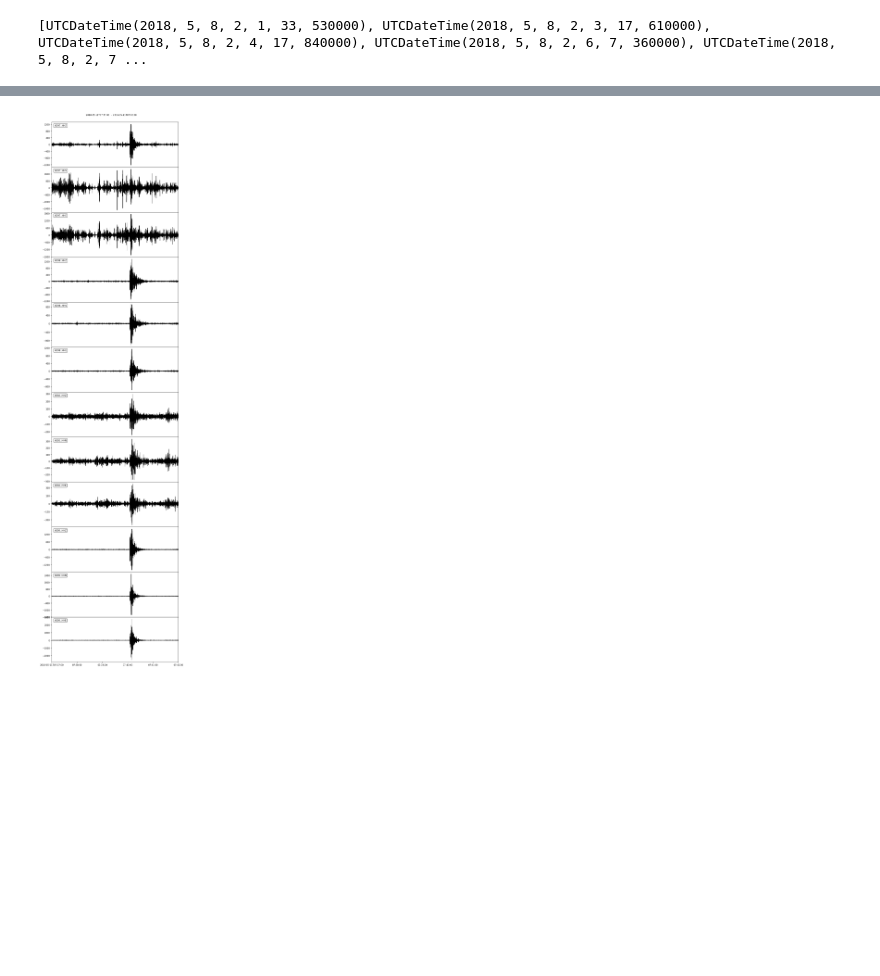
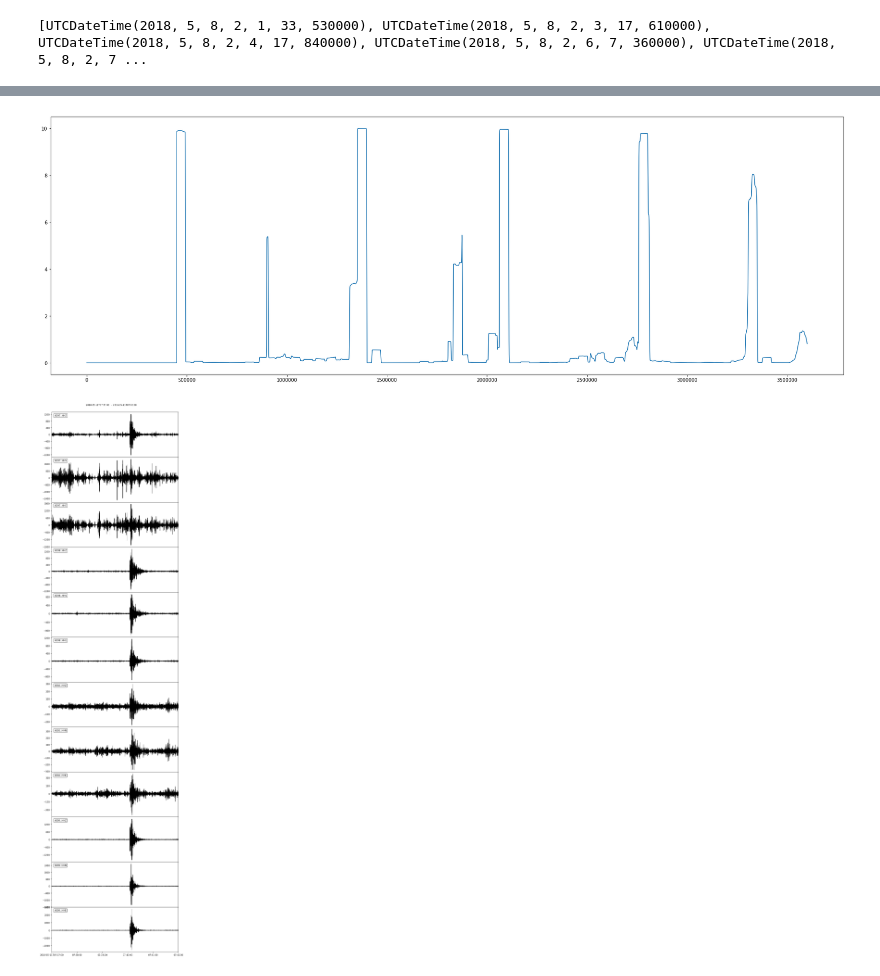
Before and after one commit to asergeev95/obspy_data_processing, a Jupyter notebook: OBSPY/CompressedTriggersCutting — перед затаскиванием всего под цикл.ipynb, the cells around one changed output, grey strips where cells are left out. Drawn from its saved outputs; the diff is of its cells as text; code cells hidden in the pictures; blank space fills up the shorter version.

```diff
--- a/OBSPY/CompressedTriggersCutting — перед затаскиванием всего под цикл.ipynb
+++ b/OBSPY/CompressedTriggersCutting — перед затаскиванием всего под цикл.ipynb
@@ -159,3 +163,10 @@ plt.show()
+# %%
+cft = classic_sta_lta(y_av, 45000, 450000)
+plt.figure(figsize=(30,10))
+plt.plot(cft)
+plt.show()
+# %% [output]
+[figure, added]
 # %%
 %%time
 starttime = UTCDateTime('2018-05-11T07:37:00.000000Z')
```
Also changed, not shown: parts of 5 cells of this notebook.
